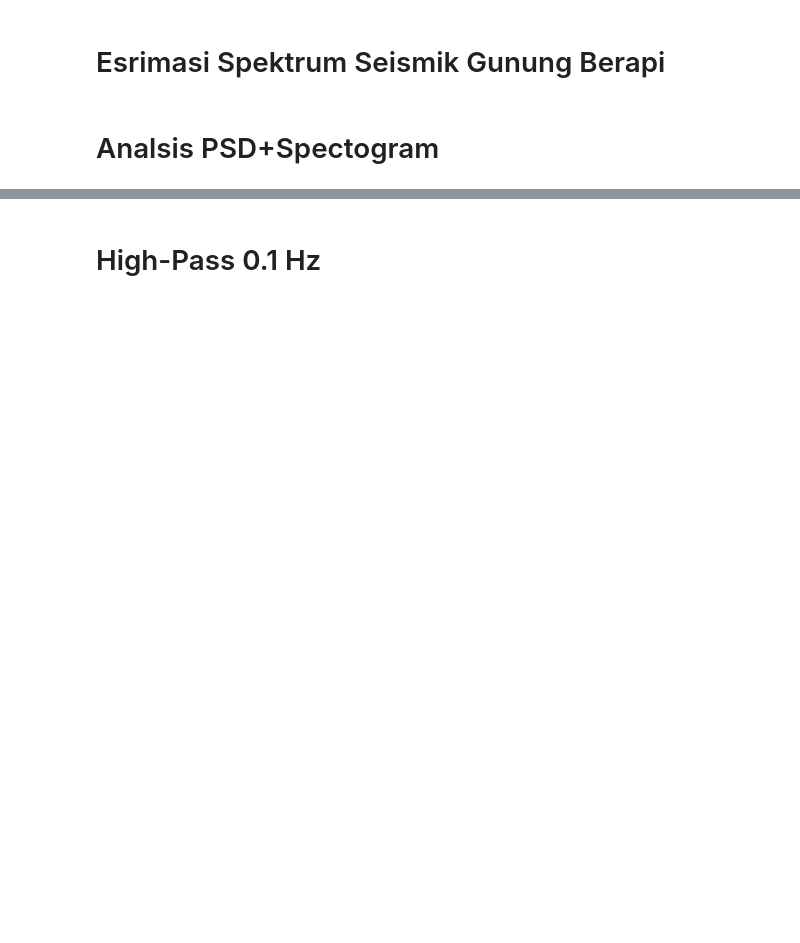
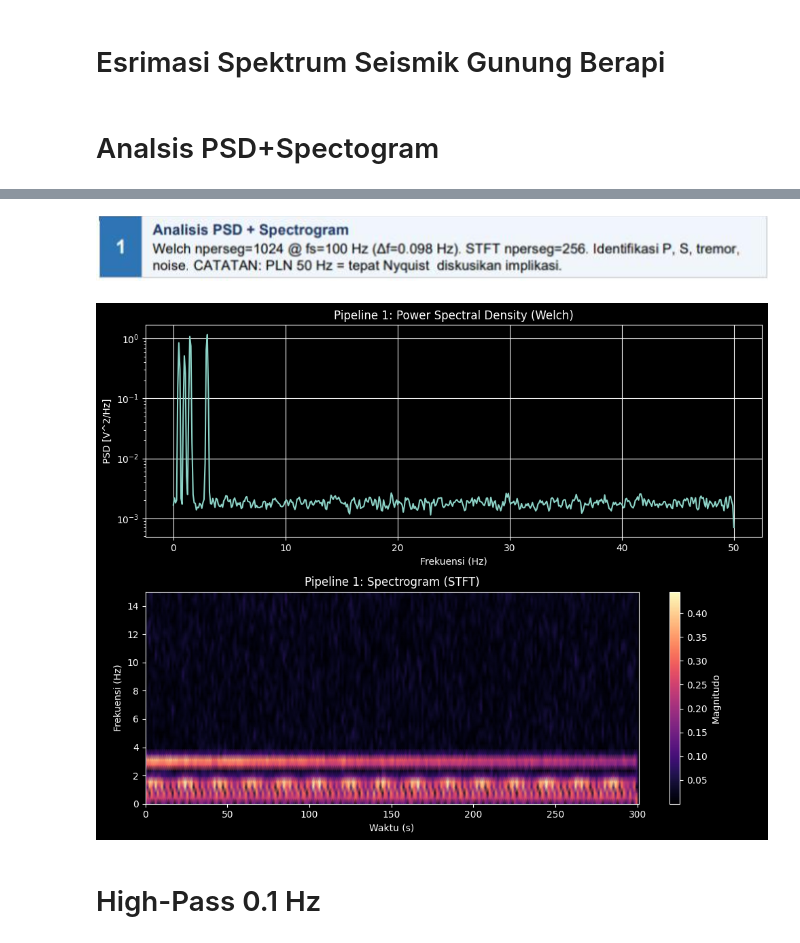
Before and after one commit to Dzuumirrah/seismicEstimationPSD, a Jupyter notebook: Kelompok_7.ipynb, the cells around one changed output, grey strips where cells are left out. Saved outputs shown, nothing was run; the diff lists cells and outputs as text; code cells hidden in the pictures; blank space fills up the shorter version.

```diff
--- a/Kelompok_7.ipynb
+++ b/Kelompok_7.ipynb
@@ -56,2 +5,53 @@ Text(0, 0.5, 'Amplitudo')
+# %% [markdown]
+![image.png](attachment:image.png)
+# %%
+import numpy as np
+import matplotlib.pyplot as plt
+from scipy import signal as sig
+
+# --- KONFIGURASI & GENERASI SINYAL (Starter Code) ---
+fs = 100.0  # Frekuensi sampling
+np.random.seed(88) # Seed untuk konsistensi
+durasi = 300  # Durasi 5 menit
+N = int(fs * durasi)
+t = np.arange(N) / fs
+
+# Sinyal Seismik & Noise sesuai parameter image_38f421.jpg
+x_P = 0.80 * np.sin(2 * np.pi * 3.0 * t) * np.exp(-0.002 * t)
+x_S = 0.50 * np.sin(2 * np.pi * 0.5 * t)
+x_tremor = 0.60 * np.sin(2 * np.pi * 1.5 * t) * (1 + 0.3 * np.sin(2 * np.pi * 0.05 * t))
+x_micro = 0.40 * np.sin(2 * np.pi * 1.0 * t + 1.2)
+x_wind = 0.30 * np.random.randn(N)
+x_pln = 0.20 * np.sin(2 * np.pi * 50 * t) # PLN di Nyquist
+
+x_raw = x_P + x_S + x_tremor + x_micro + x_wind + x_pln
+
+# --- IMPLEMENTASI PIPELINE 1 ---
+# 1. Welch PSD dengan nperseg=1024
+f_welch, psd_welch = sig.welch(x_raw, fs=fs, nperseg=1024)
+
+# 2. Spectrogram (STFT) dengan nperseg=256
+f_stft, t_stft, Zxx = sig.stft(x_raw, fs=fs, nperseg=256)
+
+# --- VISUALISASI ---
+fig, (ax1, ax2) = plt.subplots(2, 1, figsize=(10, 8))
+
+ax1.semilogy(f_welch, psd_welch)
+ax1.set_title('Pipeline 1: Power Spectral Density (Welch)')
+ax1.set_xlabel('Frekuensi (Hz)')
+ax1.set_ylabel('PSD [V^2/Hz]')
+ax1.grid(True)
+
+im = ax2.pcolormesh(t_stft, f_stft, np.abs(Zxx), shading='gouraud', cmap='magma')
+ax2.set_title('Pipeline 1: Spectrogram (STFT)')
+ax2.set_ylabel('Frekuensi (Hz)')
+ax2.set_xlabel('Waktu (s)')
+ax2.set_ylim(0, 15) # Fokus pada band analisis 0.1 - 15 Hz
+fig.colorbar(im, ax=ax2, label='Magnitudo')
+
+plt.tight_layout()
+plt.show()
+# %% [output]
+[figure, added]
 # %% [markdown]
 # High-Pass 0.1 Hz
```
Also changed, not shown: parts of 23 cells of this notebook, 5 other files.
